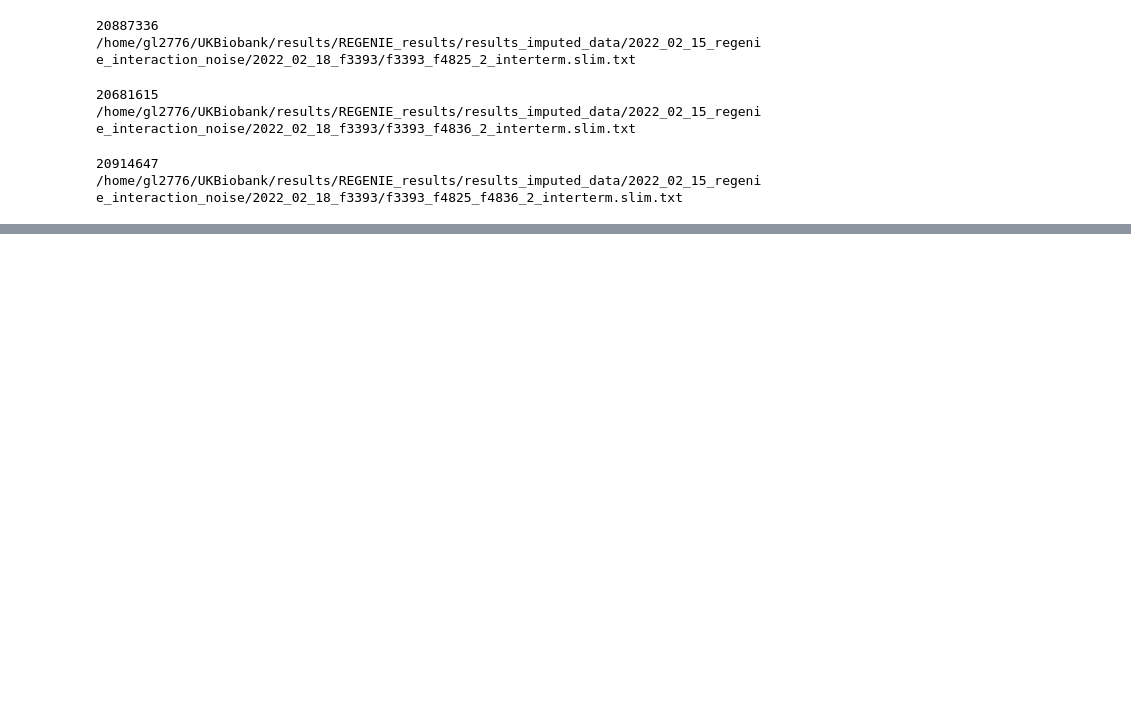
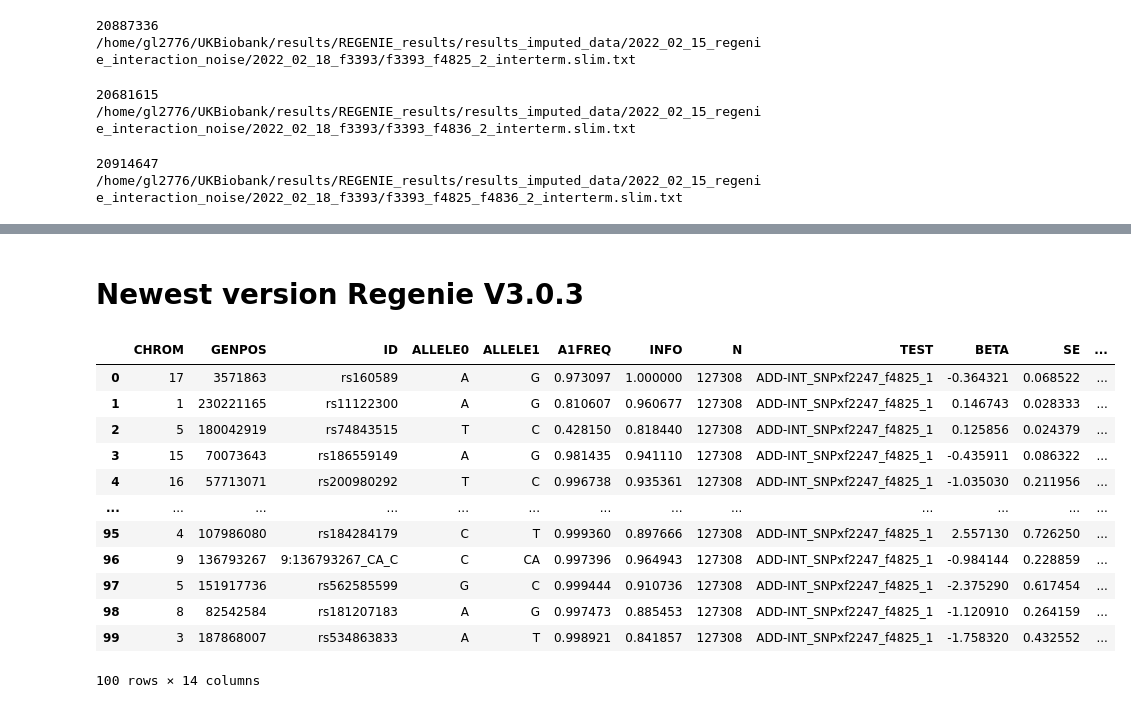
Before and after one commit to statgenetics/UKBB_GWAS_dev, a Jupyter notebook: workflow/030722_GenexNoise_interaction.ipynb, the cells around one changed output, grey strips where cells are left out. Drawn from its saved outputs; the diff is of its cells as text; code cells hidden in the pictures; blank space fills up the shorter version.

```diff
--- a/workflow/030722_GenexNoise_interaction.ipynb
+++ b/workflow/030722_GenexNoise_interaction.ipynb
@@ -1186,0 +1731,2 @@ wc -l ~/UKBiobank/results/REGENIE_results/results_imputed_data/2022_02_15_regeni
+# %% [markdown]
+# Newest version Regenie V3.0.3
@@ -1186,0 +1835,19 @@ wc -l ~/UKBiobank/results/REGENIE_results/results_imputed_data/2022_02_15_regeni
+# %%
+import pandas as pd
+file = "~/UKBiobank/results/REGENIE_results/results_imputed_data/2022_02_15_regenie_interaction_noise/2022_02_18_f2247/f2247_f4825_1_interterm.top100.txt"
+p = pd.read_csv(file,header=0,sep="\t")
+p
+# %% [output]
+|  | CHROM | GENPOS | ID | ALLELE0 | ALLELE1 | A1FREQ | INFO | N | TEST | BETA | SE | ... |
+| 0 | 17 | 3571863 | rs160589 | A | G | 0.973097 | 1.000000 | 127308 | ADD-INT_SNPxf2247_f4825_1 | -0.364321 | 0.068522 | ... |
+| 1 | 1 | 230221165 | rs11122300 | A | G | 0.810607 | 0.960677 | 127308 | ADD-INT_SNPxf2247_f4825_1 | 0.146743 | 0.028333 | ... |
+| 2 | 5 | 180042919 | rs74843515 | T | C | 0.428150 | 0.818440 | 127308 | ADD-INT_SNPxf2247_f4825_1 | 0.125856 | 0.024379 | ... |
+| 3 | 15 | 70073643 | rs186559149 | A | G | 0.981435 | 0.941110 | 127308 | ADD-INT_SNPxf2247_f4825_1 | -0.435911 | 0.086322 | ... |
+| 4 | 16 | 57713071 | rs200980292 | T | C | 0.996738 | 0.935361 | 127308 | ADD-INT_SNPxf2247_f4825_1 | -1.035030 | 0.211956 | ... |
+| ... | ... | ... | ... | ... | ... | ... | ... | ... | ... | ... | ... | ... |
+| 95 | 4 | 107986080 | rs184284179 | C | T | 0.999360 | 0.897666 | 127308 | ADD-INT_SNPxf2247_f4825_1 | 2.557130 | 0.726250 | ... |
+| 96 | 9 | 136793267 | 9:136793267_CA_C | C | CA | 0.997396 | 0.964943 | 127308 | ADD-INT_SNPxf2247_f4825_1 | -0.984144 | 0.228859 | ... |
+| 97 | 5 | 151917736 | rs562585599 | G | C | 0.999444 | 0.910736 | 127308 | ADD-INT_SNPxf2247_f4825_1 | -2.375290 | 0.617454 | ... |
+| 98 | 8 | 82542584 | rs181207183 | A | G | 0.997473 | 0.885453 | 127308 | ADD-INT_SNPxf2247_f4825_1 | -1.120910 | 0.264159 | ... |
+| 99 | 3 | 187868007 | rs534863833 | A | T | 0.998921 | 0.841857 | 127308 | ADD-INT_SNPxf2247_f4825_1 | -1.758320 | 0.432552 | ... |
+100 rows × 14 columns
```
Also changed, not shown: parts of 54 cells of this notebook, 1 other file.
